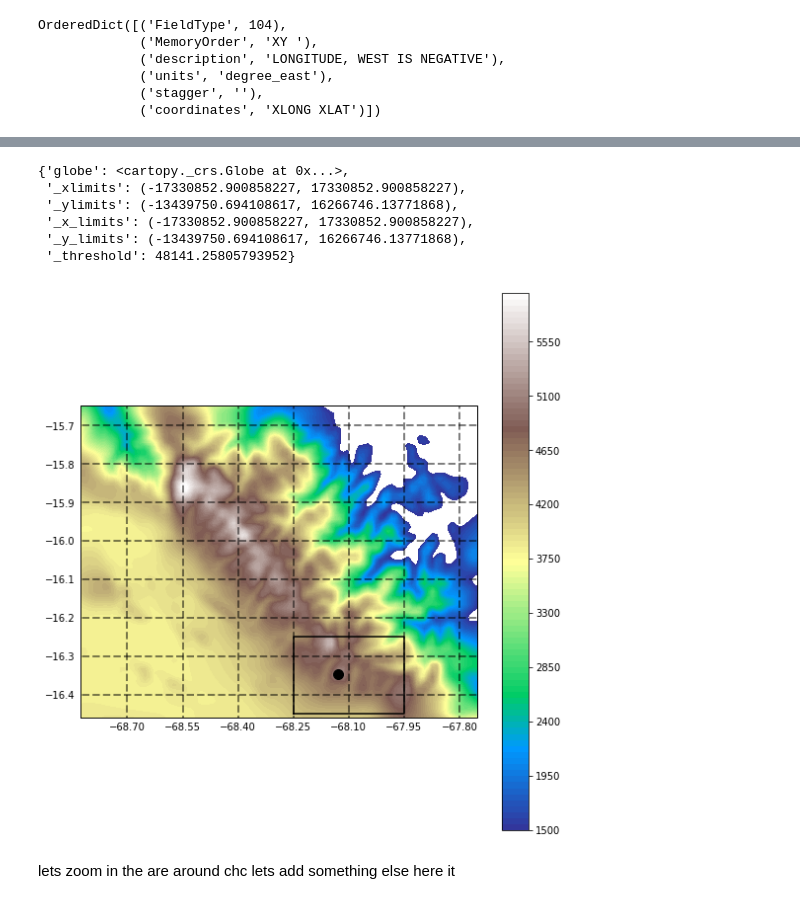
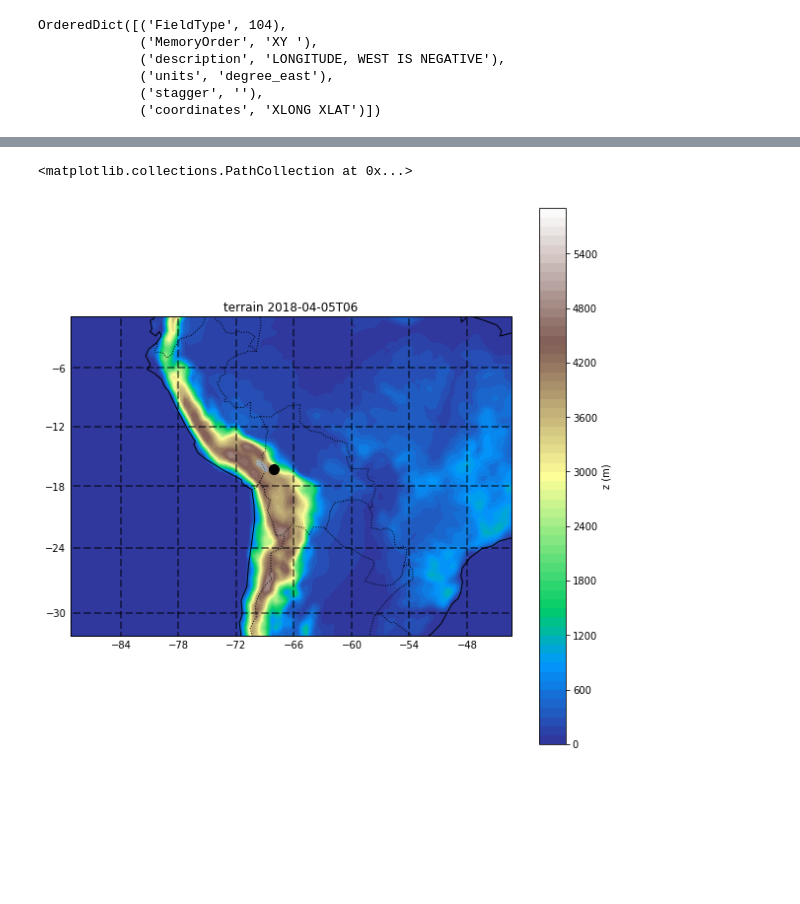
Before and after one commit to daliagachc/tucu-april, a Jupyter notebook: nbs/first_exploration.ipynb, the cells around one changed output, grey strips where cells are left out. Cells and saved outputs as stored; diff of their text form; code cells hidden in the pictures; blank space fills up the shorter version.

```diff
--- a/nbs/first_exploration.ipynb
+++ b/nbs/first_exploration.ipynb
@@ -12,7 +11,14 @@ dir = '../tucu-april-data/WRF/'
 # %%
 all_files = pd.DataFrame(os.listdir(dir),columns = ['name'])
 # %%
-boo = all_files.name.str.contains('wrfout_d0') & all_files.name.str.contains('d04')
-met_em_files = all_files[boo].reset_index()
+boo = all_files.name.str.contains('wrfout_d0') & all_files.name.str.contains('d0')
+met_em_files = all_files[boo]
+met_em_files = met_em_files.sort_values('name')
+met_em_files['path']=met_em_files.apply(
+    lambda x:
+        os.path.join(dir,x['name']),
+    axis=1)
+met_em_files = met_em_files.reset_index(drop=True)
+met_em_files['dom'] = met_em_files.name.str.extract(r'(d\d.)_')
 met_em_files.head()
 # %% [output]
@@ -84,3 +31,5 @@ wrffile = rootgrp
+# %%
+wrffile = netcdf_dataset(met_em_files['path'][0])
 # %%
 list(wrffile.variables)[:5]
 # %% [output]
@@ -125,3 +78,8 @@ terrain = wrf.getvar(wrffile, 'ter')
 # %%
+terrain = wrf.getvar(wrffile, 'ter')
+
+_dt = wrf.getvar(wrffile, 'Times').values
+dt_str = str(_dt)[:13]
+
 cart_proj = wrf.get_cartopy(terrain)
 lats, lons = wrf.latlon_coords(terrain)
@@ -133,9 +85,0 @@ import matplotlib
-# %%
-cart_proj.__dict__
-# %% [output]
-{'globe': <cartopy._crs.Globe at 0x...>,
- '_xlimits': (-17330852.900858227, 17330852.900858227),
- '_ylimits': (-13439750.694108617, 16266746.13771868),
- '_x_limits': (-17330852.900858227, 17330852.900858227),
- '_y_limits': (-13439750.694108617, 16266746.13771868),
- '_threshold': 48141.25805793952}
@@ -147,56 +86,39 @@ laM = -16.25
 # %%
-fig = plt.figure(figsize=(9,10))
+p1, p2, pi = (0,6000, 100)
+fig = plt.figure(figsize=(10,10))
 geo_axes = plt.axes(projection=cart_proj)
-plt.close()
-
-states = cartopy.feature.NaturalEarthFeature(category='cultural',
-                             scale='10m',
-                             facecolor='none',
-                             name='populated_places')
-
-
-
+geo_axes.set_title('{} {}'.format('terrain', dt_str))
+geo_axes.add_feature(cfeature.BORDERS, linestyle=':')
+geo_axes.add_feature(cfeature.LAKES, alpha=0.5)
+geo_axes.add_feature(cfeature.COASTLINE)
 # Set the contour levels
-levels = np.arange(1500., 6000., 50.)
+levels = np.arange(p1, p2, pi)
 
 # geo_axes.contour(wrf.to_np(lons), wrf.to_np(lats),
 #                wrf.to_np(terrain), levels=levels,
 #                colors="black",
 #                transform=cartopy.crs.PlateCarree())
 
 cf = geo_axes.contourf(wrf.to_np(lons), wrf.to_np(lats),
                 wrf.to_np(terrain), levels=levels,
                 transform=cartopy.crs.PlateCarree(),
                 cmap=matplotlib.cm.get_cmap("terrain"))
 
-geo_axes.add_feature(states, linewidth=2.0, edgecolor='white', zorder=2)
 
-plt.colorbar(mappable=cf,ax=geo_axes)
-plt.close()
-
-# geo_axes.figure
+cbar = plt.colorbar(mappable=cf,ax=geo_axes)
+cbar.set_label('z (m)')
 
 gl = geo_axes.gridlines(crs=cartopy.crs.PlateCarree(), draw_labels=True,
                   linewidth=2, color='black', alpha=0.5, linestyle='--')
 gl.xlabels_top = False
 gl.ylabels_right = False
 
 chc_loc_arr=([-68.1282],[-16.347])
 geo_axes.scatter(*chc_loc_arr,
                  transform=cartopy.crs.PlateCarree(),
                  s=100,
                  c='black'
                 )
-
-geo_axes.plot([lom,lom,loM,loM,lom],[lam,laM,laM,lam,lam],
-                 transform=cartopy.crs.PlateCarree(),
-                 c='black'
-                )
-
-ccrs = cartopy.crs
-
-geo_axes.figure
 # %% [output]
+<matplotlib.collections.PathCollection at 0x...>
-[figure, old version]
+[figure, new version]
-# %% [markdown]
-lets zoom in the are around chc lets add something else here it
```
Also changed, not shown: parts of 24 cells of this notebook, 3 other files.
